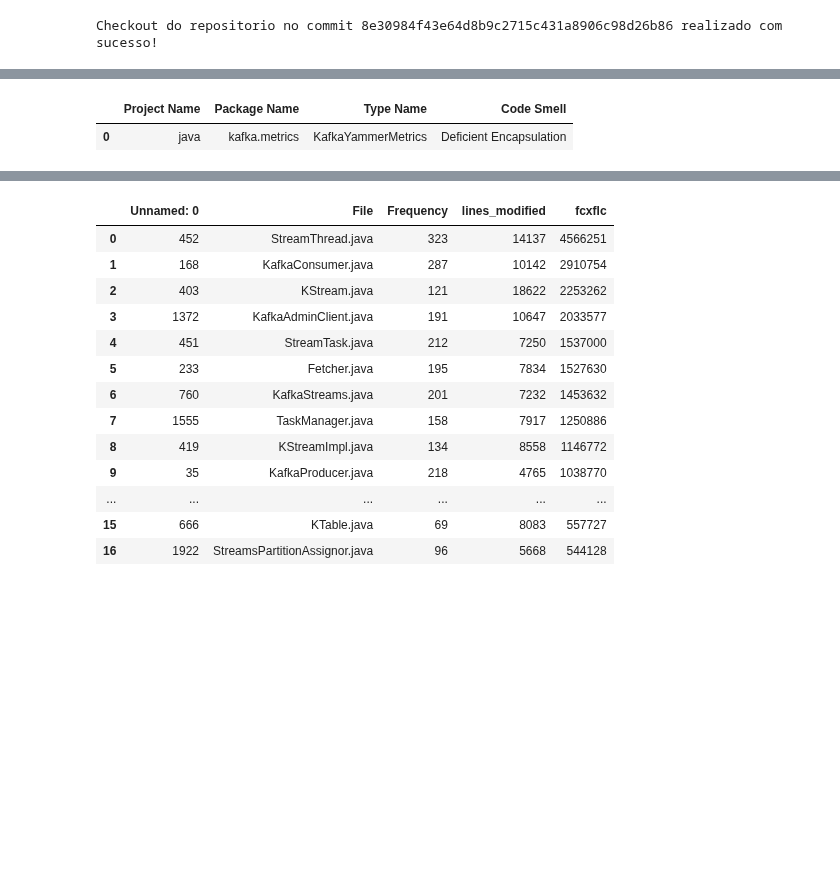
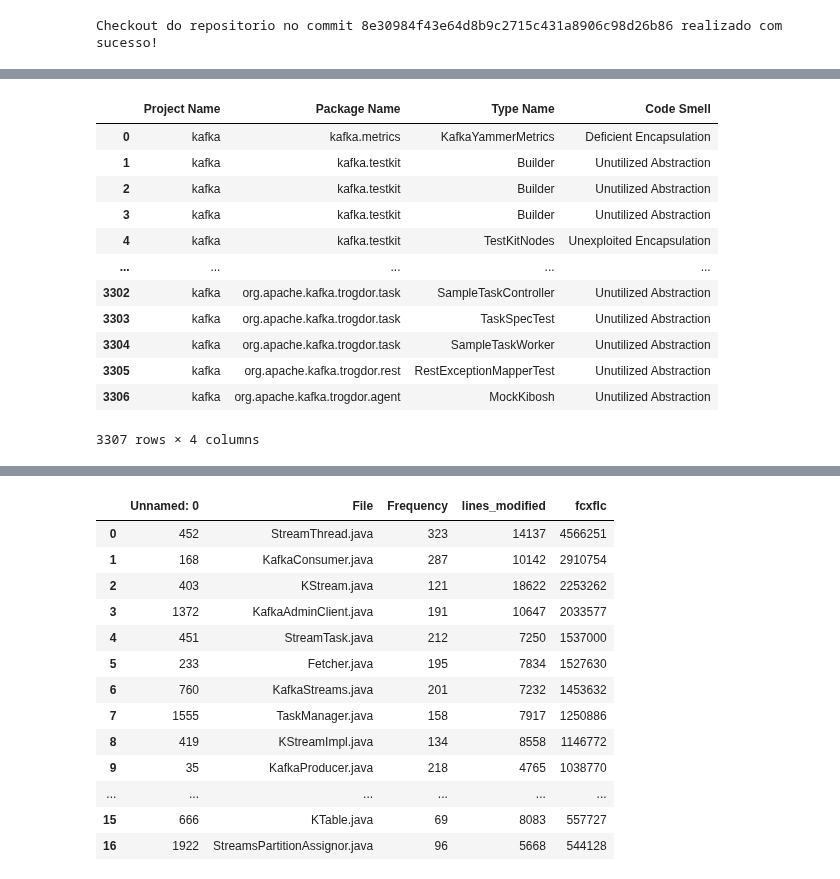
Before and after one commit to armandossrecife/piloto, a Jupyter notebook: designite/analise_designite_kafka.ipynb, the cells around one changed output, grey strips where cells are left out. Cells and saved outputs as stored; diff of their text form; code cells hidden in the pictures; blank space fills up the shorter version.

```diff
--- a/designite/analise_designite_kafka.ipynb
+++ b/designite/analise_designite_kafka.ipynb
@@ -372,5 +438,0 @@ df_design_smells = pd.read_csv('commit_tag_3_0_1/designCodeSmells.csv')
-# %%
-df_design_smells
-# %% [output]
-|  | Project Name | Package Name | Type Name | Code Smell |
-| 0 | java | kafka.metrics | KafkaYammerMetrics | Deficient Encapsulation |
@@ -376,0 +479,20 @@ df_design_smells
+# %%
+# Merge the dataframes
+merged_dataframe_i = pd.concat(dataframes_i, axis=0, ignore_index=True)
+
+df_design_smells_final_i = merged_dataframe_i.copy()
+df_design_smells_final_i
+# %% [output]
+|  | Project Name | Package Name | Type Name | Code Smell |
+| 0 | kafka | kafka.metrics | KafkaYammerMetrics | Deficient Encapsulation |
+| 1 | kafka | kafka.testkit | Builder | Unutilized Abstraction |
+| 2 | kafka | kafka.testkit | Builder | Unutilized Abstraction |
+| 3 | kafka | kafka.testkit | Builder | Unutilized Abstraction |
+| 4 | kafka | kafka.testkit | TestKitNodes | Unexploited Encapsulation |
+| ... | ... | ... | ... | ... |
+| 3302 | kafka | org.apache.kafka.trogdor.task | SampleTaskController | Unutilized Abstraction |
+| 3303 | kafka | org.apache.kafka.trogdor.task | TaskSpecTest | Unutilized Abstraction |
+| 3304 | kafka | org.apache.kafka.trogdor.task | SampleTaskWorker | Unutilized Abstraction |
+| 3305 | kafka | org.apache.kafka.trogdor.rest | RestExceptionMapperTest | Unutilized Abstraction |
+| 3306 | kafka | org.apache.kafka.trogdor.agent | MockKibosh | Unutilized Abstraction |
+3307 rows × 4 columns
```
Also changed, not shown: parts of 34 cells of this notebook, 1 other file.
